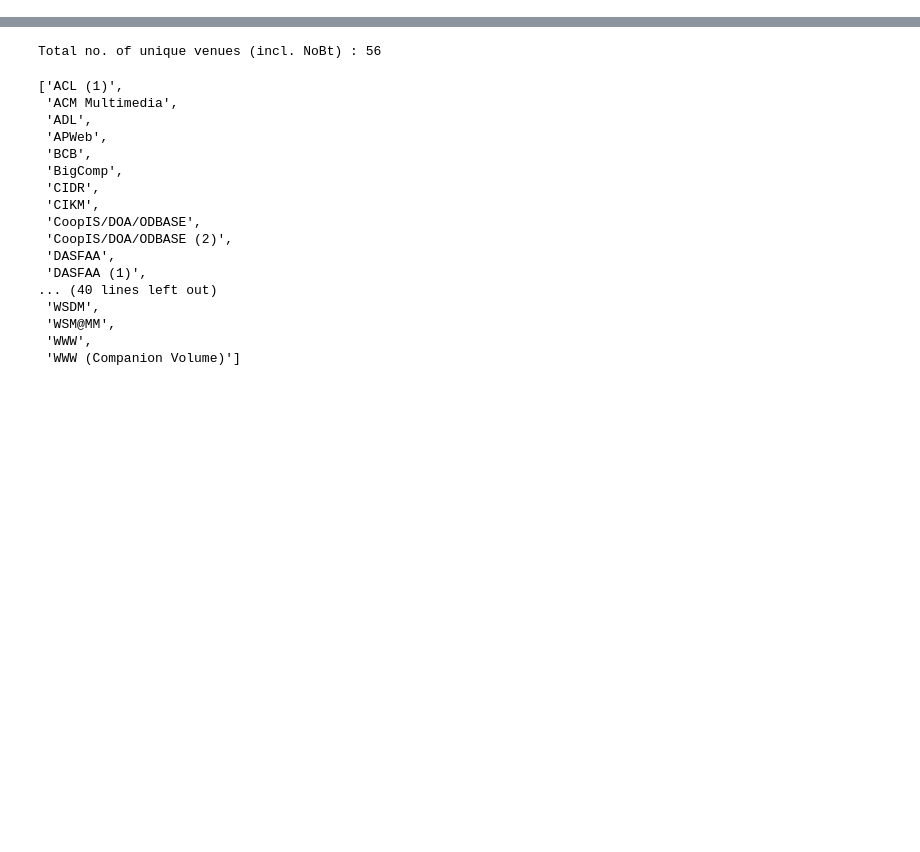
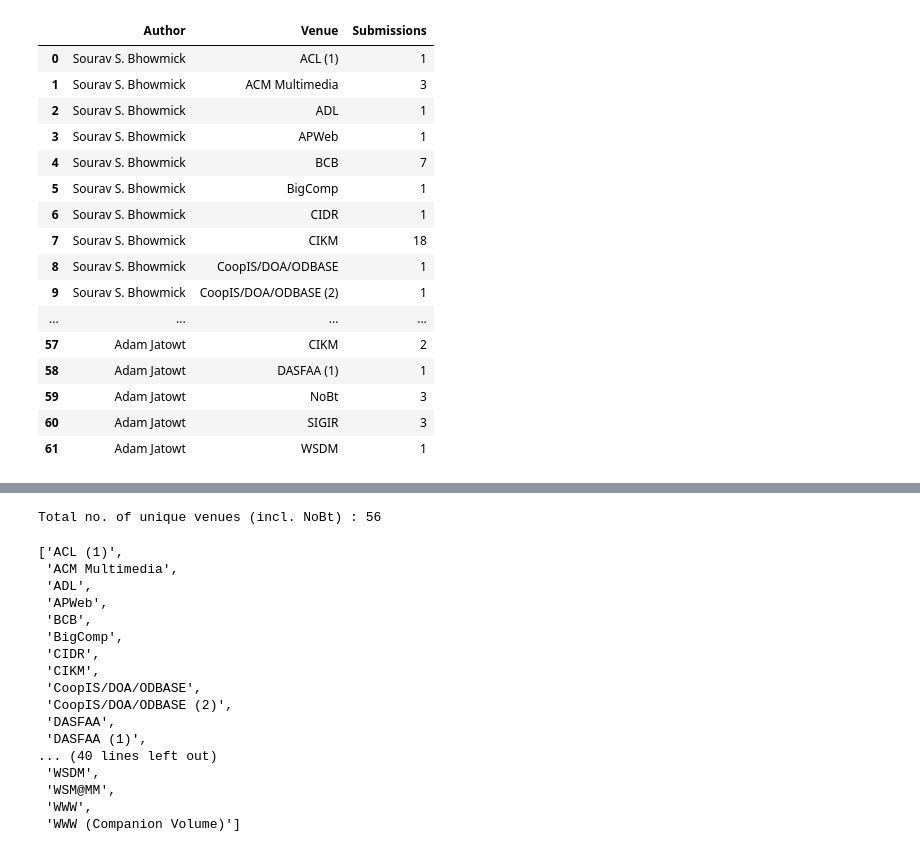
Before and after one commit to samaujs/Network-Science, a Jupyter notebook: xml_preprocessing_conferences.ipynb, the cells around one changed output, grey strips where cells are left out. Drawn from its saved outputs; the diff is of its cells as text; code cells hidden in the pictures; blank space fills up the shorter version.

```diff
--- a/xml_preprocessing_conferences.ipynb
+++ b/xml_preprocessing_conferences.ipynb
@@ -57,0 +184,5 @@ df
+# %%
+by_author = df.groupby('Author')
+
+for author, frame in by_author:
+    print(frame, end="\n\n") # frame.head(2)
@@ -57,0 +212,63 @@ df
+# %%
+# No. of submissions for author based on unique venues/conferences whereby the groups should be the same as the degree value
+authors = ['Sourav S. Bhowmick', 'Adam Jatowt']
+authors_rank_df = pd.DataFrame()
+author_submissions_df = pd.DataFrame()
+
+for author in authors:
+    print("\n", author)
+    print("-------------------")
+    unique_venues, counts = np.unique(by_author.get_group(author)['Venue'], return_counts=True) # Adam Jatowt, Ba Quan Truong
+    print("No. of each venue for " + author + " (descending order) :", (sorted(counts, reverse = True)))
+
+    # Value of 248 instead of 251 is because the 4 proceedings" tag with no authors and also an author for "NoBt" which account for no booktitles
+    print("No. of unique submitted venues for " + author + " :\n", by_author.get_group(author).count())
+
+    # Attempt to compute "Top 5" positions
+    author_venues_counts = list(zip(unique_venues, counts))
+
+    # Modifies the original list with descending sorting order
+    author_venues_counts.sort(key=lambda x: x[1],reverse = True)
+
+    if author_venues_counts[0][0] != 'NoBt':
+        first_tuple = [author, author_venues_counts[0]]
+        second_tuple = [author, author_venues_counts[1]]
+        third_tuple = [author, author_venues_counts[2]]
+        fourth_tuple = [author, author_venues_counts[3]]
+        fifth_tuple = [author, author_venues_counts[4]]
+    else:
+        first_tuple = [author, author_venues_counts[1]]
+        second_tuple = [author, author_venues_counts[2]]
+        third_tuple = [author, author_venues_counts[3]]
+        fourth_tuple = [author, author_venues_counts[4]]
+        fifth_tuple = [author, author_venues_counts[5]]
+
+    print("The first position venue with total submission counts for " + author + " :", first_tuple)
+    print("The second position venue with total submission counts for " + author + " :", second_tuple)
+    print("The third position venue with total submission counts for " + author + " :", third_tuple)
+    print("The fourth position venue with total submission counts for " + author + " :", fourth_tuple)
+    print("The fifth position venue with total submission counts for " + author + " :", fifth_tuple)
+    print("Venues and counts of " + author + " :\n", author_venues_counts)
+
+    ranked_data = [first_tuple, second_tuple, third_tuple, fourth_tuple, fifth_tuple]
+
+    # Create the topmost ranking venues for each author that have venue grouped
+    # ['Author', ('Venue', 'Count')] consider as 2 columns
+    tmp_author_rank_df = pd.DataFrame.from_records(ranked_data, columns =['Author', 'Venues with counts'])
+    authors_rank_df = authors_rank_df.append(tmp_author_rank_df, ignore_index=True)
+
+    print(authors_rank_df)
+    print("--------------------" + author + "--------------------")
+
+    # Create for authors having submissions for each venue respectively
+    tmp_author_submissions_df = pd.DataFrame({'Author': author, 'Venue': unique_venues, 'Submissions': counts})
+    author_submissions_df = author_submissions_df.append(tmp_author_submissions_df, ignore_index=True)
+
+print("-------------- Get info from index 4 --------------")
+print("Author :", authors_rank_df.iloc[4])
+print("at Venue :", authors_rank_df.iloc[4][1])
+print("with Count:", authors_rank_df.iloc[4][1][1])
+print("---------------------------------------------------")
+print("List of authors having submissions for each unique venue respectively :")
+author_submissions_df
+# %% [output]
@@ -57,0 +292,17 @@ df
+|  | Author | Venue | Submissions |
+| 0 | Sourav S. Bhowmick | ACL (1) | 1 |
+| 1 | Sourav S. Bhowmick | ACM Multimedia | 3 |
+| 2 | Sourav S. Bhowmick | ADL | 1 |
+| 3 | Sourav S. Bhowmick | APWeb | 1 |
+| 4 | Sourav S. Bhowmick | BCB | 7 |
+| 5 | Sourav S. Bhowmick | BigComp | 1 |
+| 6 | Sourav S. Bhowmick | CIDR | 1 |
+| 7 | Sourav S. Bhowmick | CIKM | 18 |
+| 8 | Sourav S. Bhowmick | CoopIS/DOA/ODBASE | 1 |
+| 9 | Sourav S. Bhowmick | CoopIS/DOA/ODBASE (2) | 1 |
+| ... | ... | ... | ... |
+| 57 | Adam Jatowt | CIKM | 2 |
+| 58 | Adam Jatowt | DASFAA (1) | 1 |
+| 59 | Adam Jatowt | NoBt | 3 |
+| 60 | Adam Jatowt | SIGIR | 3 |
+| 61 | Adam Jatowt | WSDM | 1 |
```
Also changed, not shown: parts of 28 cells of this notebook.
